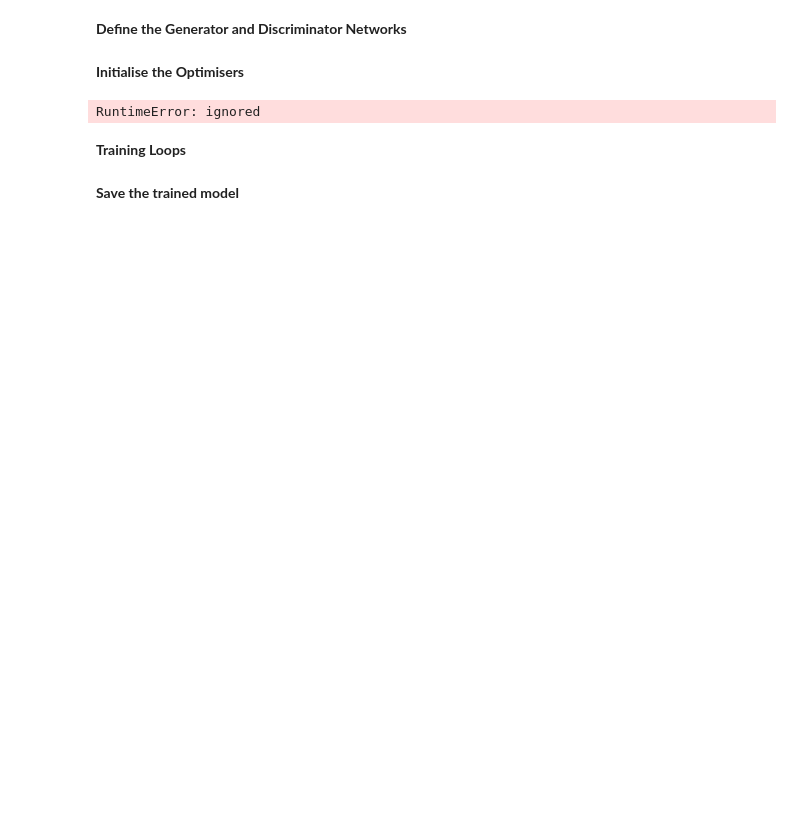
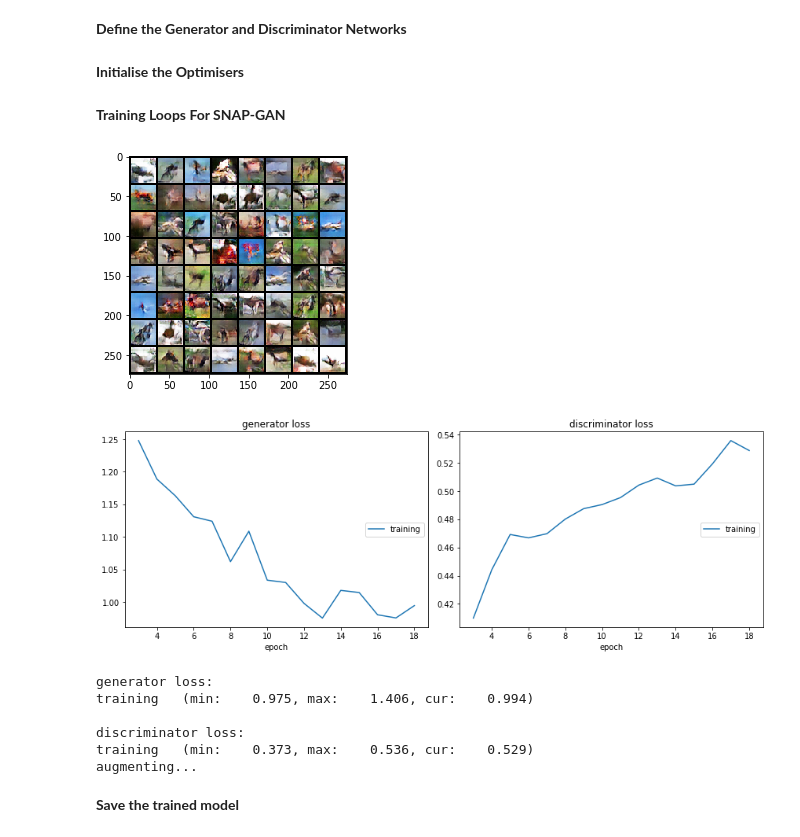
Before and after one commit to jakey1610/MachineLearningL3, a Jupyter notebook: peg.ipynb, the cells around one changed output. Drawn from its saved outputs; the diff is of its cells as text; code cells hidden in the pictures; blank space fills up the shorter version.

```diff
--- a/peg.ipynb
+++ b/peg.ipynb
@@ -30,14 +43,28 @@ device = torch.device('cuda') if torch.cuda.is_available() else torch.device('cp
 **Import dataset**
 # %%
 # helper function to make getting another batch of data easier
+trans = torchvision.transforms.Compose([
+          torchvision.transforms.ToTensor(),
+          transforms.RandomApply([AddGaussianNoise(0, 0.1)], p=0.01)
+      ])
+
+def reload_train(ld,prob):
+  trans = torchvision.transforms.Compose([
+          torchvision.transforms.ToTensor(),
+          transforms.RandomApply([AddGaussianNoise(0, 0.1)], p=prob)
+      ])
+  for l in ld.dataset:
+    to_pil = torchvision.transforms.ToPILImage()
+    x = to_pil(l[0])
+    l = (trans(x),l[1])
+  return iter(cycle(ld))
+
 def cycle(iterable):
     while True:
         for x in iterable:
             yield x
 class_names = ['airplane', 'car', 'bird', 'cat', 'deer', 'dog', 'frog', 'horse', 'ship', 'truck']
-train_set = torchvision.datasets.CIFAR10('data', train=False, download=True, transform=torchvision.transforms.Compose([
-        torchvision.transforms.ToTensor()
-    ]))
+train_set = torchvision.datasets.CIFAR10('data', train=False, download=True, transform=trans)
 
 #Scan through to get idx
 idx = []
@@ -50,6 +77,7 @@ train_loader = torch.utils.data.DataLoader(train_set,
 batch_size=64, sampler=sampler)
 
 train_iterator = iter(cycle(train_loader))
+prob = 0.01
 
 print(f'> Size of training dataset {len(train_loader.dataset)}')
 # %% [output]
@@ -108,7 +140,8 @@ class Discriminator(nn.Module):
             nn.Dropout(0.5),
             nn.MaxPool2d(kernel_size=(2,2)),
             torch.nn.utils.spectral_norm(nn.Conv2d(f*8, 3, 3, 1, 1)),
-            # nn.Sigmoid()
+            #Potentially look into replacing w/ BCEwithLogitsLoss
+            nn.Sigmoid()
         )
 # %% [markdown]
 **Initialise the Optimisers**
@@ -119,18 +152,20 @@ DN = Discriminator().to(device)
 optimiser_G = torch.optim.Adam(GN.parameters(), lr=0.001, betas=(0.5, 0.999))
 optimiser_D = torch.optim.Adam(DN.parameters(), lr=0.001, betas=(0.5, 0.999))
 bce_loss = nn.BCELoss()
-bce_wll = nn.BCEWithLogitsLoss()
 
 epoch = 0
 liveplot = PlotLosses()
-# %% [output]
-RuntimeError: ignored
 # %% [markdown]
-**Training Loops**
+**Training Loops For SNAP-GAN**
 # %%
 # training loop
-while (epoch<50):
-
+maxE = 100
+while (epoch<maxE):
+    #Need to look into modifying the probability
+    if epoch%2 == 0 and epoch != 0:
+      print("augmenting...")
+      prob += (0.5-prob)/(maxE//2)
+      train_iterator = reload_train(train_loader, prob)
     # arrays for metrics
     gen_loss_arr = np.zeros(0)
     dis_loss_arr = np.zeros(0)
@@ -143,35 +178,44 @@ while (epoch<50):
             x,t = x.to(device), t.to(device)
             optimiser_D.zero_grad()
             g = GN.generate(torch.randn(x.size(0), 100, 1, 1).to(device))
-            l_r = bce_wll(DN.discriminate(x).mean(), torch.ones(1)[0].to(device)) # real -> 1
-            l_f = bce_wll(DN.discriminate(g.detach()).mean(), torch.zeros(1)[0].to(device)) #  fake -> 0
+            l_r = bce_loss(DN.discriminate(x).mean(), torch.ones(1)[0].to(device)) # real -> 1
+            l_f = bce_loss(DN.discriminate(g.detach()).mean(), torch.zeros(1)[0].to(device)) #  fake -> 0
             loss_d = (l_r + l_f)/2.0
             loss_d.backward()
             optimiser_D.step()
 
         # train generator
         x,t = next(train_iterator)
         x,t = x.to(device), t.to(device)
         optimiser_G.zero_grad()
         g = GN.generate(torch.randn(x.size(0), 100, 1, 1).to(device))
         exp_rep = g
         loss_g = bce_loss(DN.discriminate(g).mean(), torch.ones(1)[0].to(device)) # fake -> 1
         loss_g.backward()
         optimiser_G.step()
 
         gen_loss_arr = np.append(gen_loss_arr, loss_g.item())
         dis_loss_arr = np.append(dis_loss_arr, loss_d.item())
 
     # plot some examples
     plt.grid(False)
     plt.imshow(torchvision.utils.make_grid(g).cpu().data.permute(0,2,1).contiguous().permute(2,1,0), cmap=plt.cm.binary)
 
     liveplot.update({
         'generator loss': gen_loss_arr.mean(),
         'discriminator loss': dis_loss_arr.mean()
     })
     liveplot.draw()
     epoch = epoch+1
+# %% [output]
+[figure, added]
+[figure, added]
+generator loss:
+training   (min:    0.975, max:    1.406, cur:    0.994)
+
+discriminator loss:
+training   (min:    0.373, max:    0.536, cur:    0.529)
+augmenting...
 # %%
 g = GN.generate(torch.randn(x.size(0), 100, 1, 1).to(device))
 img = g
```
Also changed, not shown: parts of 4 cells of this notebook.
